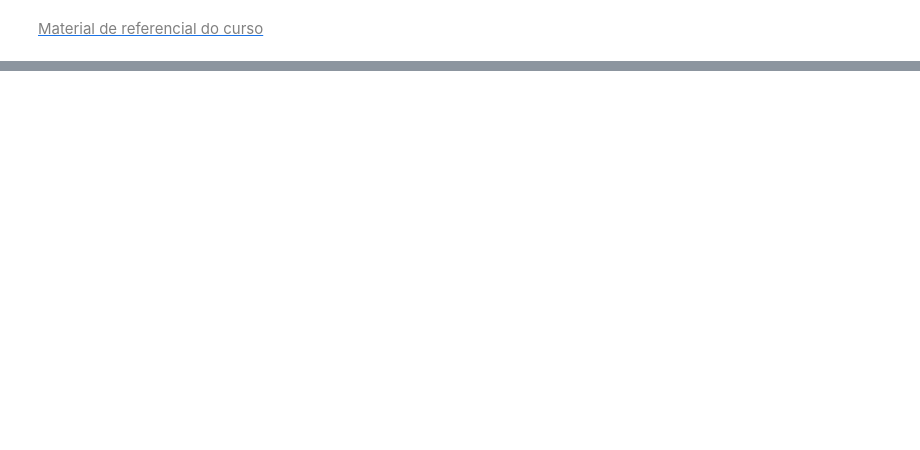
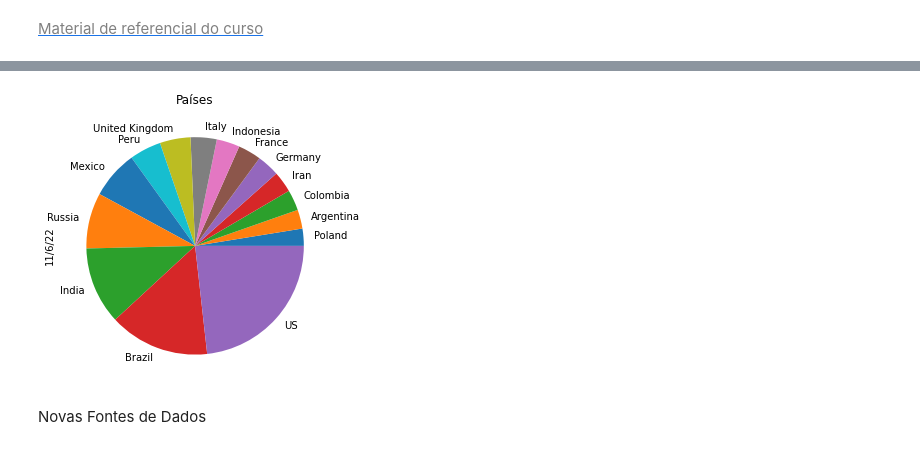
Before and after one commit to mbaliu-treino/Desenvolve, a Jupyter notebook: LEARN_C_DS_análises_para_saúde_e_medicina.ipynb, the cells around one changed output, grey strips where cells are left out. Saved outputs shown, nothing was run; the diff lists cells and outputs as text; code cells hidden in the pictures; blank space fills up the shorter version.

```diff
--- a/LEARN_C_DS_análises_para_saúde_e_medicina.ipynb
+++ b/LEARN_C_DS_análises_para_saúde_e_medicina.ipynb
@@ -50,0 +216,12 @@ Podemos criar ambientes virtuais para que os projetos não sejam impactados pela
+# %%
+# Mortes
+var = deaths_by_country.iloc[:,-1].sort_values(ascending=True)[-15:]
+
+plt.figure(figsize=(10,5))
+var.plot(kind='pie')
+plt.title('Países')
+plt.show()
+# %% [output]
+[figure, added]
+# %% [markdown]
+Novas Fontes de Dados
```
Also changed, not shown: parts of 34 cells of this notebook.
